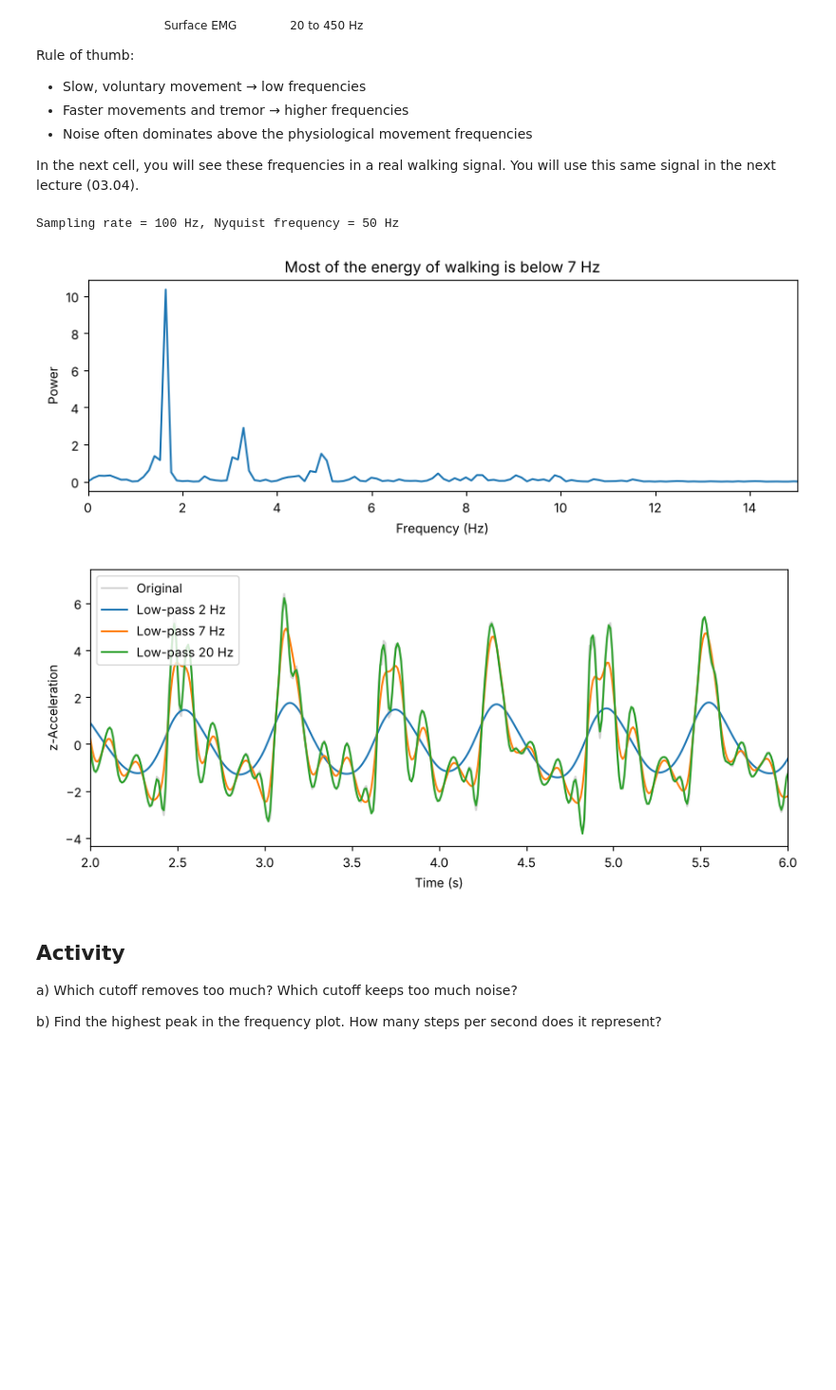
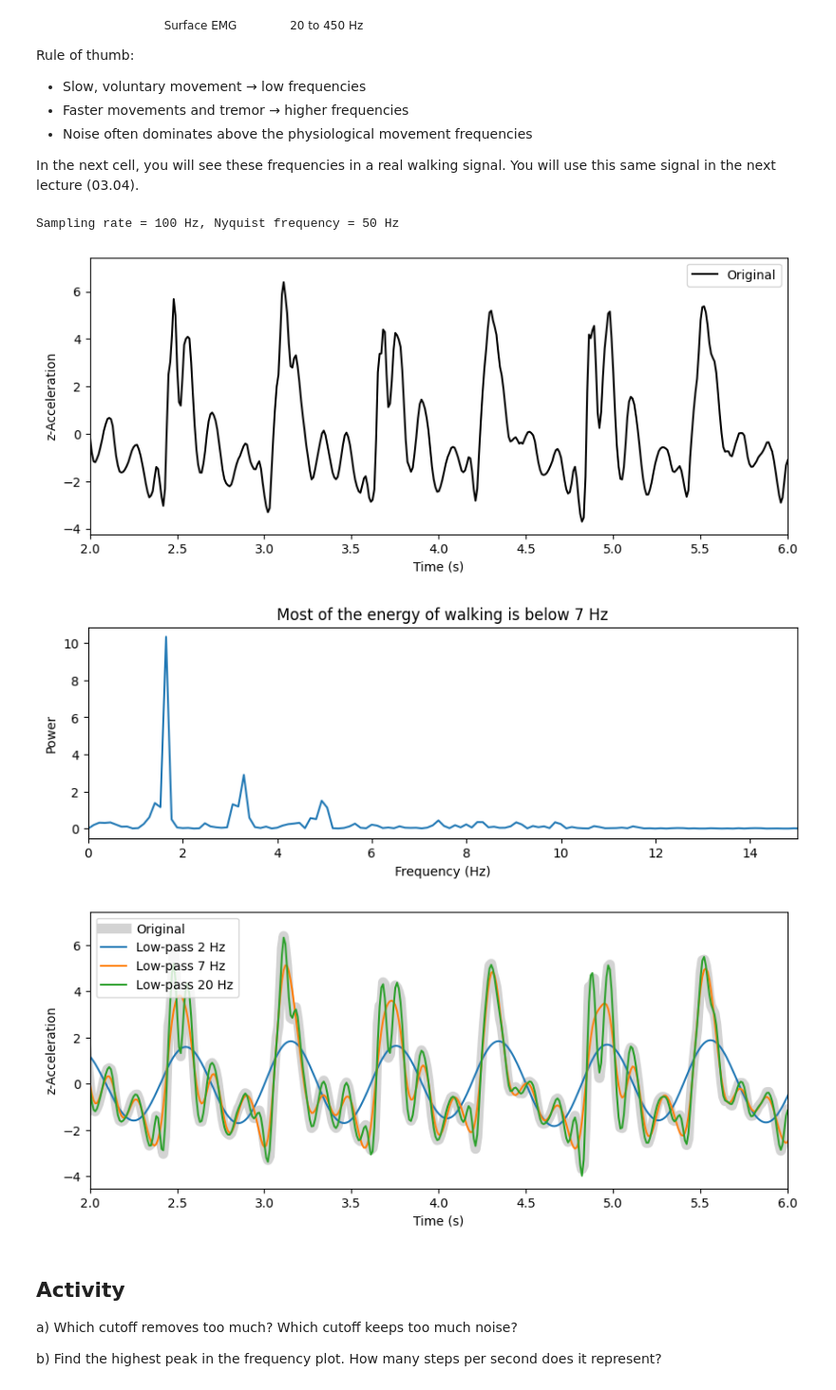
Before and after one commit to dguari1/AIforMovementScience, a Jupyter notebook: lectures/03.03 - Filtering and noise removal.ipynb, the cells around one changed output. Shown at 95% size. Cells and saved outputs as stored; diff of their text form; code cells hidden in the pictures; blank space fills up the shorter version.

Commit message:
upate figures

```diff
--- a/lectures/03.03 - Filtering and noise removal.ipynb
+++ b/lectures/03.03 - Filtering and noise removal.ipynb
@@ -351,37 +352,48 @@ In the next cell, you will see these frequencies in a real walking signal. You w
 # %%
 # Filtering a movement signal: acceleration recorded at the center of mass during walking
 import pandas as pd
 
 walk = pd.read_csv('data/accelerationSteps.csv')
 fs_walk = 1/np.median(np.diff(walk['time']))   # sampling rate (about 100 Hz)
 acc_z = walk['z'].values
 print(f'Sampling rate = {fs_walk:.0f} Hz, Nyquist frequency = {fs_walk/2:.0f} Hz')
 
-# 1) Frequency content: where is the energy of walking?
+
+# 1) Low-pass filters with three different cutoffs
+plt.figure(figsize=(10, 4))
+plt.plot(walk['time'], acc_z, color='black', label='Original')
+plt.xlim(2, 6)
+plt.xlabel('Time (s)')
+plt.ylabel('z-Acceleration')
+plt.legend()
+plt.show()
+
+# 2) Frequency content: where is the energy of walking?
 freqs_w, psd_w = periodogram(acc_z - np.mean(acc_z), fs=fs_walk)
 plt.figure(figsize=(10, 3))
 plt.plot(freqs_w, psd_w)
 plt.xlim(0, 15)
 plt.xlabel('Frequency (Hz)')
 plt.ylabel('Power')
 plt.title('Most of the energy of walking is below 7 Hz')
 plt.show()
 
-# 2) Low-pass filters with three different cutoffs
+# 3) Low-pass filters with three different cutoffs
 plt.figure(figsize=(10, 4))
-plt.plot(walk['time'], acc_z, color='lightgray', label='Original')
+plt.plot(walk['time'], acc_z, color='lightgray', label='Original', lw=8)
 for cutoff in [2, 7, 20]:
-    b, a = butter(2, cutoff, btype='low', fs=fs_walk)   # cutoff given in Hz with fs=
+    b, a = butter(4, cutoff, btype='low', fs=fs_walk)   # cutoff given in Hz with fs=
     plt.plot(walk['time'], filtfilt(b, a, acc_z), label=f'Low-pass {cutoff} Hz')
 plt.xlim(2, 6)
 plt.xlabel('Time (s)')
 plt.ylabel('z-Acceleration')
 plt.legend()
 plt.show()
 # %% [output]
 Sampling rate = 100 Hz, Nyquist frequency = 50 Hz
-[figure, old version]
+[figure, new version]
-[figure, old version]
+[figure, new version]
+[figure, added]
 # %% [markdown]
 ## Activity
 
```
Also changed, not shown: parts of 5 cells of this notebook, 4 other files.
